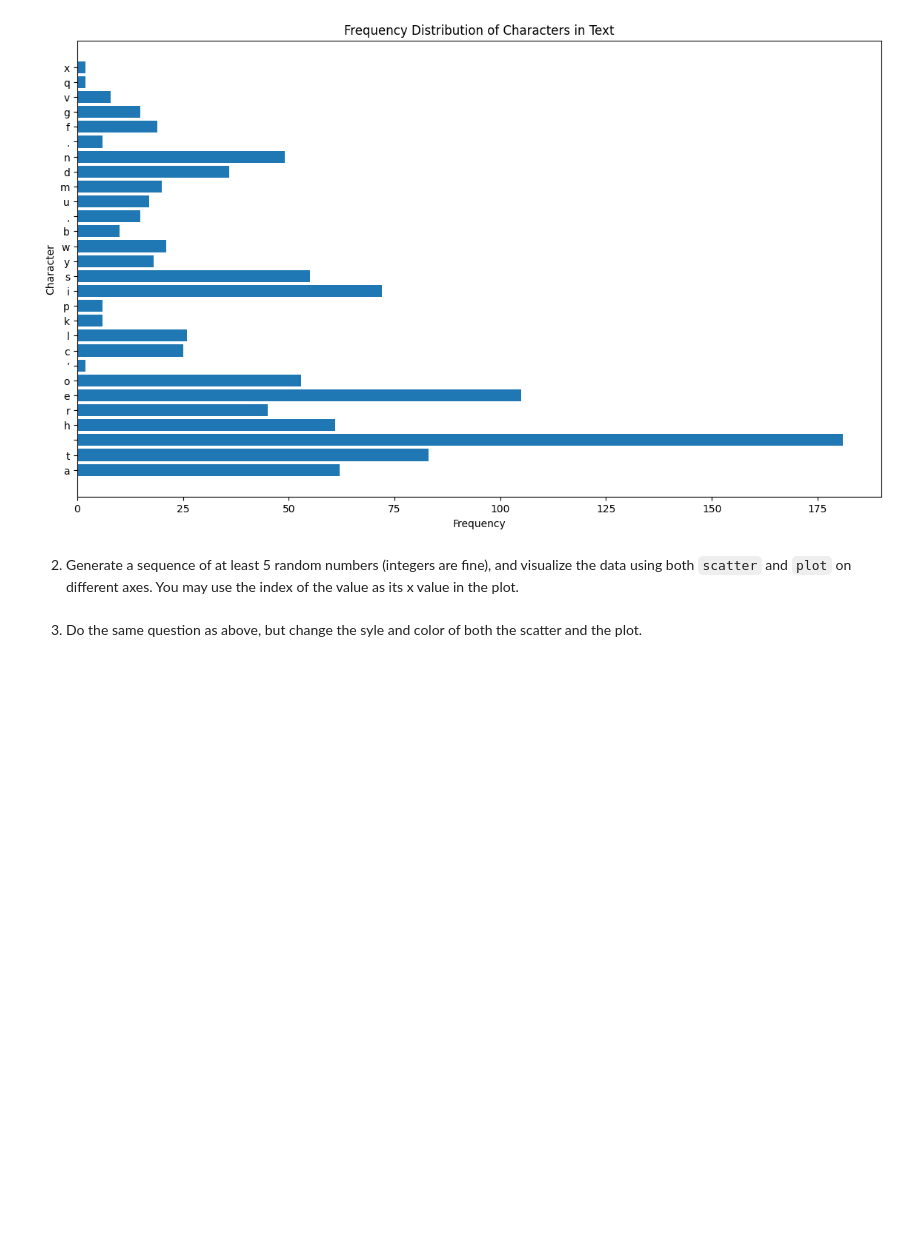
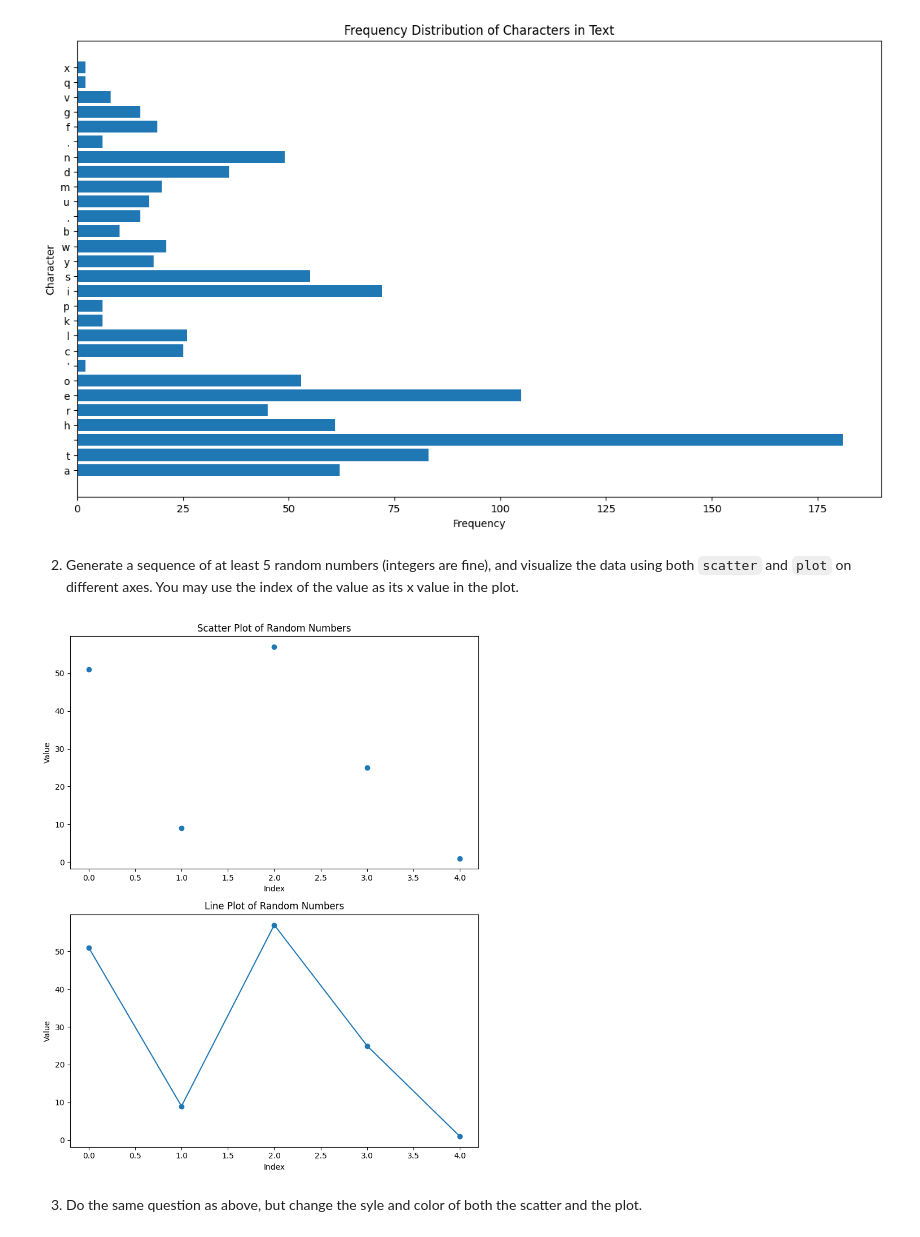
Before and after one commit to albertokabore/Albert-Web-Mining-Project-3, a Jupyter notebook: pyplot.ipynb, the cells around one changed output. Drawn from its saved outputs; the diff is of its cells as text; code cells hidden in the pictures; blank space fills up the shorter version.

```diff
--- a/pyplot.ipynb
+++ b/pyplot.ipynb
@@ -40,6 +40,34 @@ plt.show()
 [figure]
 # %% [markdown]
 2. Generate a sequence of at least 5 random numbers (integers are fine), and visualize the data using both `scatter` and `plot` on different axes.  You may use the index of the value as its x value in the plot.
+# %%
+# Re-importing necessary libraries after environment reset
+import matplotlib.pyplot as plt
+import numpy as np
+
+# Generate a sequence of 5 random integers
+random_numbers = np.random.randint(1, 100, 5)
+x_values = range(len(random_numbers))
+
+# Create the visualizations
+fig, (ax1, ax2) = plt.subplots(2, 1, figsize=(8, 10))
+
+# Scatter plot
+ax1.scatter(x_values, random_numbers)
+ax1.set_title("Scatter Plot of Random Numbers")
+ax1.set_xlabel("Index")
+ax1.set_ylabel("Value")
+
+# Line plot
+ax2.plot(x_values, random_numbers, marker='o')
+ax2.set_title("Line Plot of Random Numbers")
+ax2.set_xlabel("Index")
+ax2.set_ylabel("Value")
+
+plt.tight_layout()
+plt.show()
+# %% [output]
+[figure, added]
 # %% [markdown]
 3. Do the same question as above, but change the syle and color of both the scatter and the plot.
 # %% [markdown]
```
